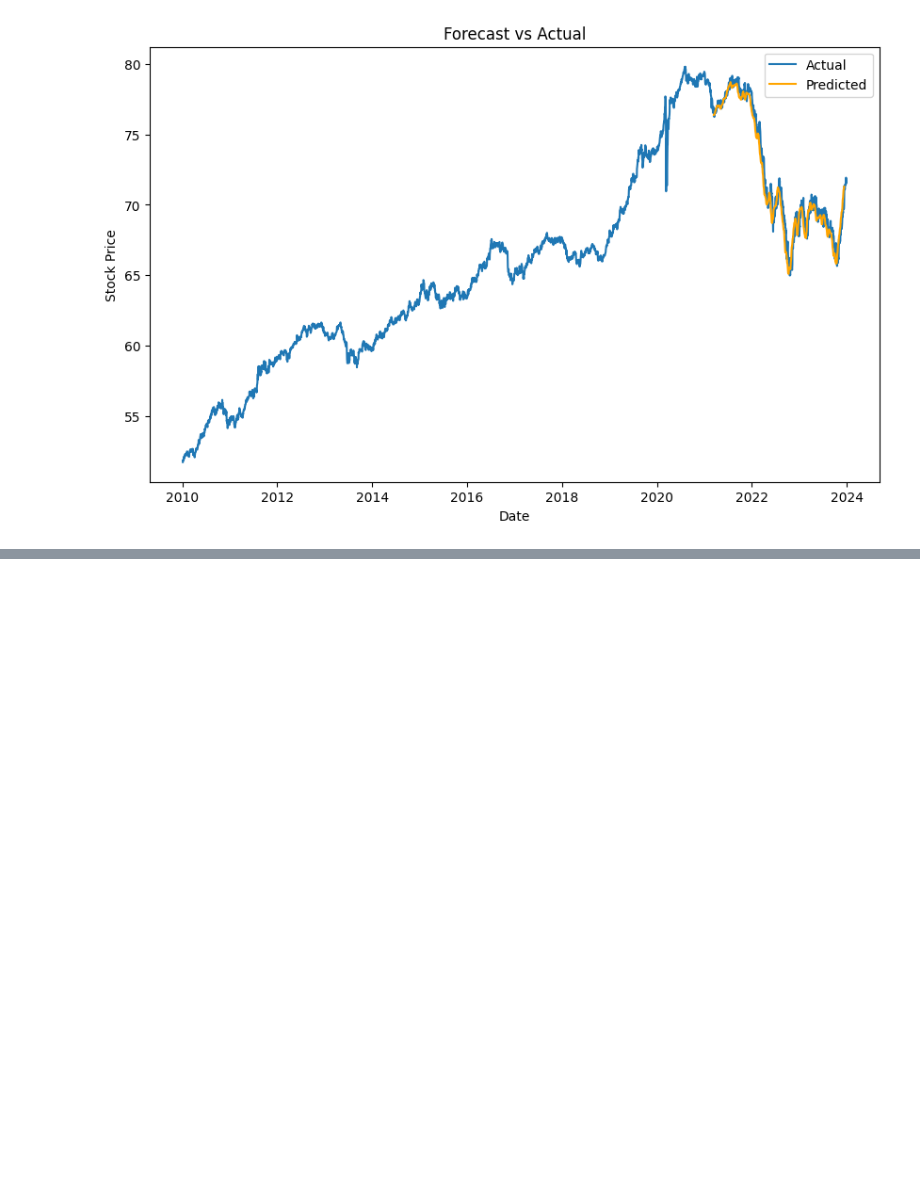
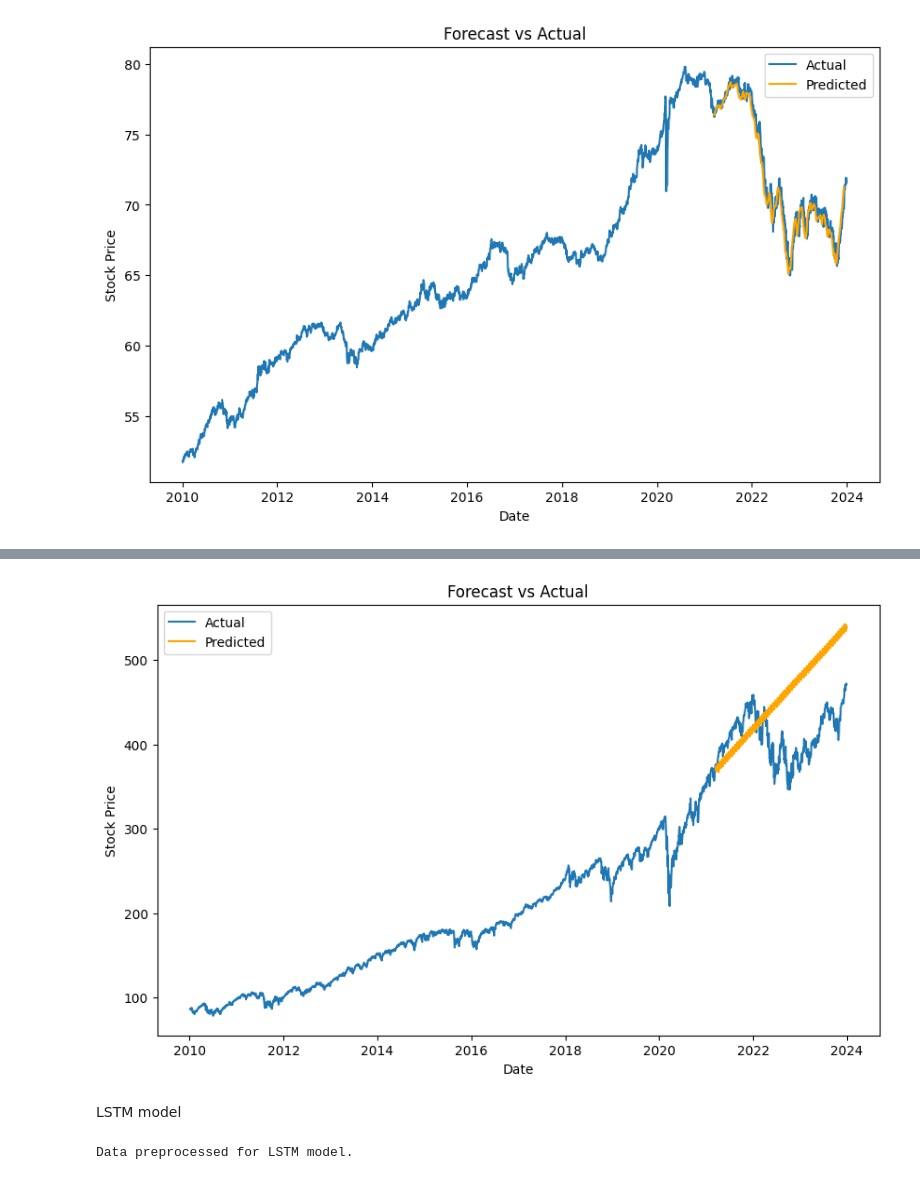
Before and after one commit to bef898/Time-Series-Forecasting, a Jupyter notebook: notebooks/TimeSeriesForecast.ipynb, the cells around one changed output, grey strips where cells are left out. Drawn from its saved outputs; the diff is of its cells as text; code cells hidden in the pictures; blank space fills up the shorter version.

```diff
--- a/notebooks/TimeSeriesForecast.ipynb
+++ b/notebooks/TimeSeriesForecast.ipynb
@@ -240,0 +284,3 @@ TimeSeriesForecast_for_bnd.plot_forecast()
+# %%
+# Train the SARIMA model
+TimeSeriesForecast_for_spy.train_sarima(order=(1, 1, 1), seasonal_order=(1, 1, 0, 12))
@@ -240,0 +303,12 @@ TimeSeriesForecast_for_bnd.plot_forecast()
+# %%
+# Plot the results
+TimeSeriesForecast_for_spy.plot_forecast()
+# %% [output]
+[figure, added]
+# %% [markdown]
+LSTM model
+# %%
+# Preprocess data for LSTM
+TimeSeriesForecast_for_spy.preprocess_for_lstm(window_size=60)
+# %% [output]
+Data preprocessed for LSTM model.
```
Also changed, not shown: parts of 16 cells of this notebook.
